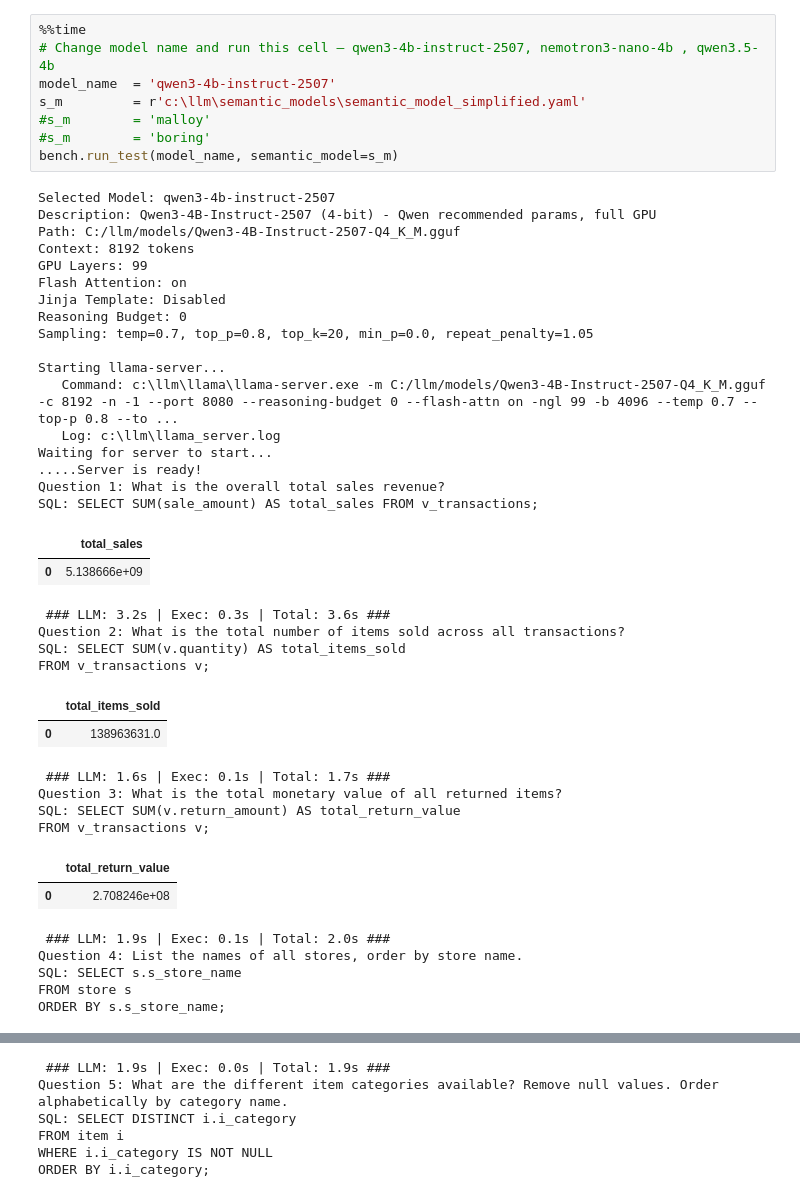
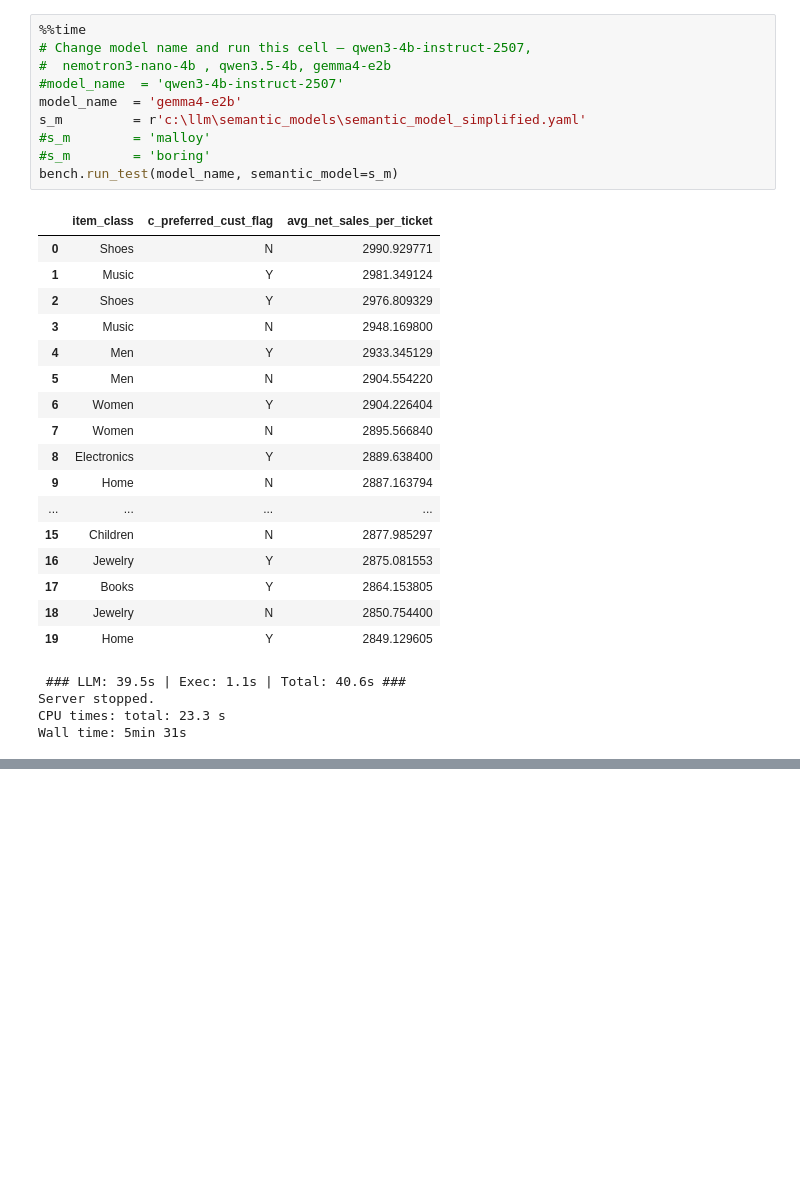
Before and after one commit to djouallah/semantic_sql_testing, a Jupyter notebook: SLM_SQL_test.ipynb, the cells around one changed output, grey strips where cells are left out. Saved outputs shown, nothing was run; the diff lists cells and outputs as text; blank space fills up the shorter version.

```diff
--- a/SLM_SQL_test.ipynb
+++ b/SLM_SQL_test.ipynb
@@ -14,45 +6,32 @@ Already up to date.
 # %%
 %%time
-# Change model name and run this cell — qwen3-4b-instruct-2507, nemotron3-nano-4b , qwen3.5-4b
-model_name  = 'qwen3-4b-instruct-2507'
+# Change model name and run this cell — qwen3-4b-instruct-2507,
+#  nemotron3-nano-4b , qwen3.5-4b, gemma4-e2b
+#model_name  = 'qwen3-4b-instruct-2507'
+model_name  = 'gemma4-e2b'
 s_m         = r'c:\llm\semantic_models\semantic_model_simplified.yaml'
 #s_m        = 'malloy'
 #s_m        = 'boring'
 bench.run_test(model_name, semantic_model=s_m)
 # %% [output]
+|  | item_class | c_preferred_cust_flag | avg_net_sales_per_ticket |
+| 0 | Shoes | N | 2990.929771 |
+| 1 | Music | Y | 2981.349124 |
+| 2 | Shoes | Y | 2976.809329 |
+| 3 | Music | N | 2948.169800 |
+| 4 | Men | Y | 2933.345129 |
+| 5 | Men | N | 2904.554220 |
+| 6 | Women | Y | 2904.226404 |
+| 7 | Women | N | 2895.566840 |
+| 8 | Electronics | Y | 2889.638400 |
+| 9 | Home | N | 2887.163794 |
+| ... | ... | ... | ... |
+| 15 | Children | N | 2877.985297 |
+| 16 | Jewelry | Y | 2875.081553 |
+| 17 | Books | Y | 2864.153805 |
+| 18 | Jewelry | N | 2850.754400 |
+| 19 | Home | Y | 2849.129605 |
-Selected Model: qwen3-4b-instruct-2507
-Description: Qwen3-4B-Instruct-2507 (4-bit) - Qwen recommended params, full GPU
-Path: C:/llm/models/Qwen3-4B-Instruct-2507-Q4_K_M.gguf
-Context: 8192 tokens
-GPU Layers: 99
-Flash Attention: on
-Jinja Template: Disabled
-Reasoning Budget: 0
-Sampling: temp=0.7, top_p=0.8, top_k=20, min_p=0.0, repeat_penalty=1.05
-
-Starting llama-server...
-   Command: c:\llm\llama\llama-server.exe -m C:/llm/models/Qwen3-4B-Instruct-2507-Q4_K_M.gguf -c 8192 -n -1 --port 8080 --reasoning-budget 0 --flash-attn on -ngl 99 -b 4096 --temp 0.7 --top-p 0.8 --to ...
-   Log: c:\llm\llama_server.log
-Waiting for server to start...
-.....Server is ready!
-Question 1: What is the overall total sales revenue?
-SQL: SELECT SUM(sale_amount) AS total_sales FROM v_transactions;
+ ### LLM: 39.5s | Exec: 1.1s | Total: 40.6s ###
+Server stopped.
+CPU times: total: 23.3 s
+Wall time: 5min 31s
-|  | total_sales |
-| 0 | 5.138666e+09 |
- ### LLM: 3.2s | Exec: 0.3s | Total: 3.6s ###
-Question 2: What is the total number of items sold across all transactions?
-SQL: SELECT SUM(v.quantity) AS total_items_sold
-FROM v_transactions v;
-|  | total_items_sold |
-| 0 | 138963631.0 |
- ### LLM: 1.6s | Exec: 0.1s | Total: 1.7s ###
-Question 3: What is the total monetary value of all returned items?
-SQL: SELECT SUM(v.return_amount) AS total_return_value
-FROM v_transactions v;
-|  | total_return_value |
-| 0 | 2.708246e+08 |
- ### LLM: 1.9s | Exec: 0.1s | Total: 2.0s ###
-Question 4: List the names of all stores, order by store name.
-SQL: SELECT s.s_store_name
-FROM store s
-ORDER BY s.s_store_name;
@@ -68,6 +37,0 @@ ORDER BY s.s_store_name;
- ### LLM: 1.9s | Exec: 0.0s | Total: 1.9s ###
-Question 5: What are the different item categories available? Remove null values. Order alphabetically by category name.
-SQL: SELECT DISTINCT i.i_category
-FROM item i
-WHERE i.i_category IS NOT NULL
-ORDER BY i.i_category;
```
Also changed, not shown: parts of 6 cells of this notebook, 11 other files.
